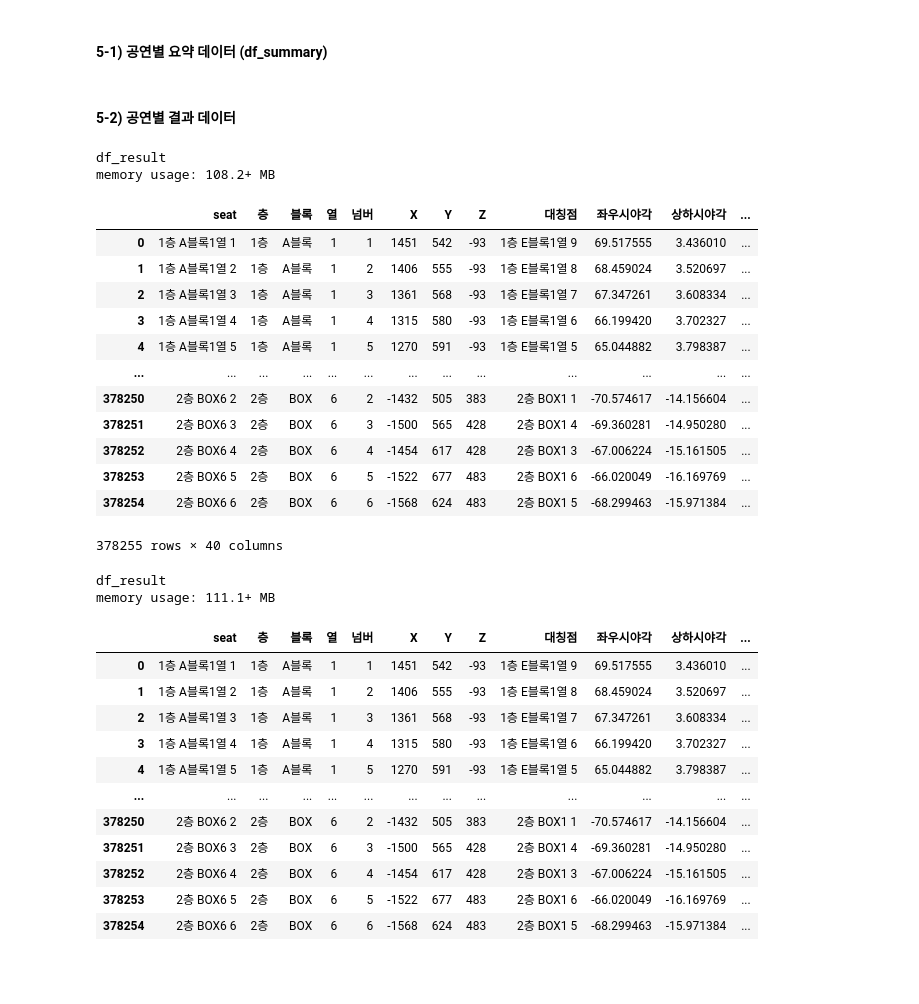
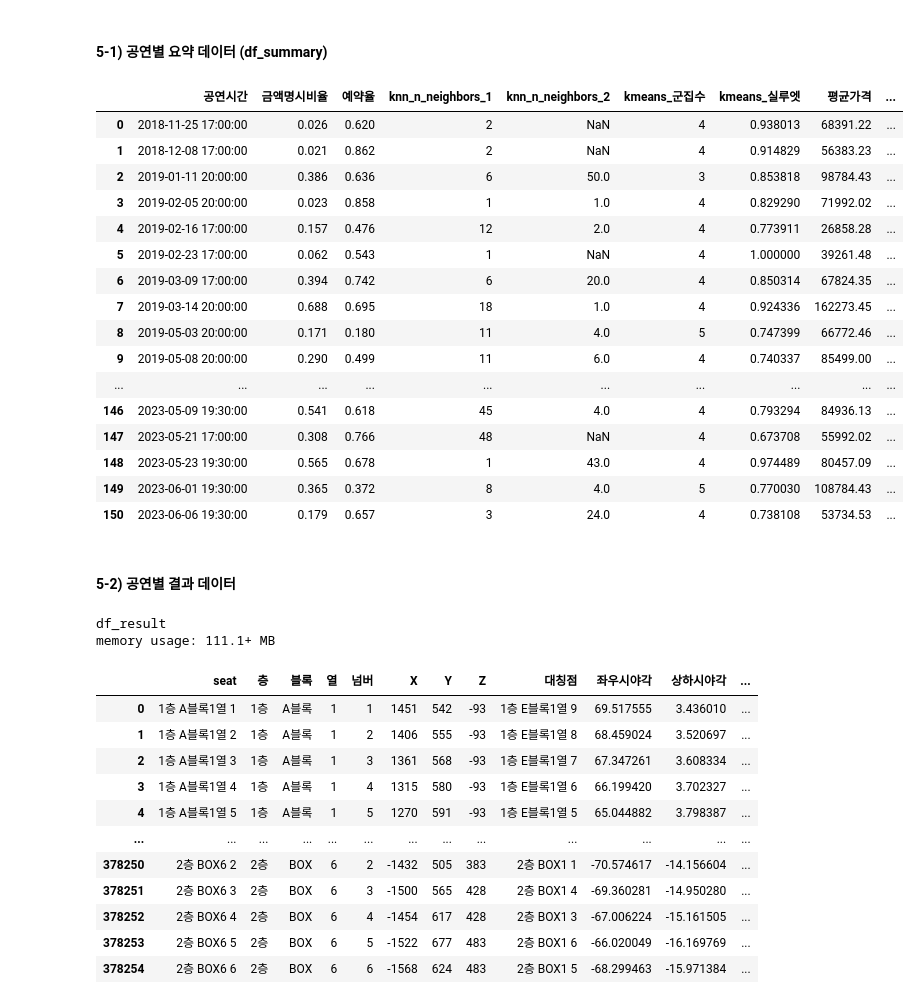
Before and after one commit to yonghyeun/BigContest-CocenrtHall, a Jupyter notebook: preprocessing/5. 원가격 및 등급 추정 군집분석.ipynb, the cells around one changed output. Drawn from its saved outputs; the diff is of its cells as text; code cells hidden in the pictures; blank space fills up the shorter version.

```diff
--- a/preprocessing/5. 원가격 및 등급 추정 군집분석.ipynb
+++ b/preprocessing/5. 원가격 및 등급 추정 군집분석.ipynb
@@ -344,8 +380,9 @@ instance_cnt_list = []
 perform_time_list = []
 priced_rate_list = []
 booked_rate_list = []
-best_n_neighbors_list = []
-knn_mse_list = []
+best_n_neighbors_1_list = []
+best_n_neighbors_2_list = []
+# knn_mse_list = []
 best_k_list = []
 silhouette_score_list = []
 mean_price_list = []
@@ -368,8 +405,9 @@ for 공연별_df in tqdm(공연별_df_list):
     perform_time_list.append(p.perform_time)
     priced_rate_list.append(p.priced_rate)
     booked_rate_list.append(p.booked_rate)
-    best_n_neighbors_list.append(p.best_n_neighbors)
-    knn_mse_list.append(p.knn_mse)
+    best_n_neighbors_1_list.append(p.best_n_neighbors_1)
+    best_n_neighbors_2_list.append(p.best_n_neighbors_2)
+    # knn_mse_list.append(p.knn_mse)
     best_k_list.append(p.best_k)
     silhouette_score_list.append(p.silhouette_score)
     mean_price_list.append(p.mean_price)
@@ -387,8 +425,9 @@ df_summary_reg = pd.DataFrame({
     '공연시간' : perform_time_list,
     '금액명시비율' : priced_rate_list,
     '예약율' : booked_rate_list,
-    'knn_n_neighbors' : best_n_neighbors_list,
-    'knn_mse' : knn_mse_list,
+    'knn_n_neighbors_1' : best_n_neighbors_1_list,
+    'knn_n_neighbors_2' : best_n_neighbors_2_list,
+    # 'knn_mse' : knn_mse_list,
     'kmeans_군집수' : best_k_list,
     'kmeans_실루엣' : silhouette_score_list,
     '평균가격' : mean_price_list,
@@ -477,62 +447,51 @@ df_summary_clf = pd.DataFrame({
 #### 5-1) 공연별 요약 데이터 (df_summary)
 # %%
 # 공연별 (추정된) 가격, 등급 정보 요약 (군집분석 불가한 11개 공연 데이터는 제외)
-공연별_원가격추정군집분석_결과요약 = df_summary_reg.loc[df_summary_reg['금액명시비율']!=0].reset_index().drop('index', axis=1)
+공연별_원가격추정군집분석_결과요약 = df_summary_reg.loc[df_summary_clf['금액명시비율']!=0].reset_index().drop('index', axis=1)
 
 # # 컬럼 분리
 공연별_원가격추정군집분석_결과요약['등급별가격_1'] = 공연별_원가격추정군집분석_결과요약['등급별가격비율'].map(lambda x: x[0])
 공연별_원가격추정군집분석_결과요약['등급별가격_2'] = 공연별_원가격추정군집분석_결과요약['등급별가격비율'].map(lambda x: x[1])
 공연별_원가격추정군집분석_결과요약['등급별가격_3'] = 공연별_원가격추정군집분석_결과요약['등급별가격비율'].map(lambda x: x[2] if len(x)>2 else np.nan)
 공연별_원가격추정군집분석_결과요약['등급별가격_4'] = 공연별_원가격추정군집분석_결과요약['등급별가격비율'].map(lambda x: x[3] if len(x)>3 else np.nan)
 공연별_원가격추정군집분석_결과요약['등급별가격_5'] = 공연별_원가격추정군집분석_결과요약['등급별가격비율'].map(lambda x: x[4] if len(x)>4 else np.nan)
 
 # 데이터프레임 저장
-공연별_원가격추정군집분석_결과요약.to_csv('공연별_원가격추정군집분석_reg_결과요약.csv', index=False)
-공연별_원가격추정군집분석_결과요약_reg = 공연별_원가격추정군집분석_결과요약
+공연별_원가격추정군집분석_결과요약.to_csv('공연별_원가격추정군집분석_결과요약.csv', index=False)
+공연별_원가격추정군집분석_결과요약
+# %% [output]
+|  | 공연시간 | 금액명시비율 | 예약율 | knn_n_neighbors_1 | knn_n_neighbors_2 | kmeans_군집수 | kmeans_실루엣 | 평균가격 | ... |
+| 0 | 2018-11-25 17:00:00 | 0.026 | 0.620 | 2 | NaN | 4 | 0.938013 | 68391.22 | ... |
+| 1 | 2018-12-08 17:00:00 | 0.021 | 0.862 | 2 | NaN | 4 | 0.914829 | 56383.23 | ... |
+| 2 | 2019-01-11 20:00:00 | 0.386 | 0.636 | 6 | 50.0 | 3 | 0.853818 | 98784.43 | ... |
+| 3 | 2019-02-05 20:00:00 | 0.023 | 0.858 | 1 | 1.0 | 4 | 0.829290 | 71992.02 | ... |
+| 4 | 2019-02-16 17:00:00 | 0.157 | 0.476 | 12 | 2.0 | 4 | 0.773911 | 26858.28 | ... |
+| 5 | 2019-02-23 17:00:00 | 0.062 | 0.543 | 1 | NaN | 4 | 1.000000 | 39261.48 | ... |
+| 6 | 2019-03-09 17:00:00 | 0.394 | 0.742 | 6 | 20.0 | 4 | 0.850314 | 67824.35 | ... |
+| 7 | 2019-03-14 20:00:00 | 0.688 | 0.695 | 18 | 1.0 | 4 | 0.924336 | 162273.45 | ... |
+| 8 | 2019-05-03 20:00:00 | 0.171 | 0.180 | 11 | 4.0 | 5 | 0.747399 | 66772.46 | ... |
+| 9 | 2019-05-08 20:00:00 | 0.290 | 0.499 | 11 | 6.0 | 4 | 0.740337 | 85499.00 | ... |
+| ... | ... | ... | ... | ... | ... | ... | ... | ... | ... |
+| 146 | 2023-05-09 19:30:00 | 0.541 | 0.618 | 45 | 4.0 | 4 | 0.793294 | 84936.13 | ... |
+| 147 | 2023-05-21 17:00:00 | 0.308 | 0.766 | 48 | NaN | 4 | 0.673708 | 55992.02 | ... |
+| 148 | 2023-05-23 19:30:00 | 0.565 | 0.678 | 1 | 43.0 | 4 | 0.974489 | 80457.09 | ... |
+| 149 | 2023-06-01 19:30:00 | 0.365 | 0.372 | 8 | 4.0 | 5 | 0.770030 | 108784.43 | ... |
+| 150 | 2023-06-06 19:30:00 | 0.179 | 0.657 | 3 | 24.0 | 4 | 0.738108 | 53734.53 | ... |
 # %% [markdown]
 #### 5-2) 공연별 결과 데이터
 # %%
 # 전체공연좌석별 예매 데이터
 공연별_결과_list = []
-for 공연시간 in list(df_summary_clf.loc[df_summary_clf['금액명시비율']!=0, '공연시간']):
-    공연별_결과_list.append(df_result_clf[df_result_clf['전체공연시간'] == 공연시간])
+for 공연시간 in list(df_summary_reg.loc[df_summary_reg['금액명시비율']!=0, '공연시간']):
+    공연별_결과_list.append(df_result_reg[df_result_reg['전체공연시간'] == 공연시간])
 
-df_result_clf = pd.concat(공연별_결과_list, axis=0, ignore_index=True)
+df_result_reg = pd.concat(공연별_결과_list, axis=0, ignore_index=True)
 print(f"""df_result
-memory usage: {round(df_result_clf.memory_usage(deep=False).sum() / 1024**2, 1)}+ MB""")
-df_result_clf.to_parquet('전체공연_원가격원등급추정결과.parquet', index=False)
+memory usage: {round(df_result_reg.memory_usage(deep=False).sum() / 1024**2, 1)}+ MB""")
+df_result_reg.to_parquet('전체공연_원가격원등급추정결과.parquet', index=False)
 # %% [output]
 df_result
-memory usage: 108.2+ MB
+memory usage: 111.1+ MB
-# %%
-df_result_clf
-# %% [output]
-|  | seat | 층 | 블록 | 열 | 넘버 | X | Y | Z | 대칭점 | 좌우시야각 | 상하시야각 | ... |
-| 0 | 1층 A블록1열 1 | 1층 | A블록 | 1 | 1 | 1451 | 542 | -93 | 1층 E블록1열 9 | 69.517555 | 3.436010 | ... |
-| 1 | 1층 A블록1열 2 | 1층 | A블록 | 1 | 2 | 1406 | 555 | -93 | 1층 E블록1열 8 | 68.459024 | 3.520697 | ... |
-| 2 | 1층 A블록1열 3 | 1층 | A블록 | 1 | 3 | 1361 | 568 | -93 | 1층 E블록1열 7 | 67.347261 | 3.608334 | ... |
-| 3 | 1층 A블록1열 4 | 1층 | A블록 | 1 | 4 | 1315 | 580 | -93 | 1층 E블록1열 6 | 66.199420 | 3.702327 | ... |
-| 4 | 1층 A블록1열 5 | 1층 | A블록 | 1 | 5 | 1270 | 591 | -93 | 1층 E블록1열 5 | 65.044882 | 3.798387 | ... |
-| ... | ... | ... | ... | ... | ... | ... | ... | ... | ... | ... | ... | ... |
-| 378250 | 2층 BOX6 2 | 2층 | BOX | 6 | 2 | -1432 | 505 | 383 | 2층 BOX1 1 | -70.574617 | -14.156604 | ... |
-| 378251 | 2층 BOX6 3 | 2층 | BOX | 6 | 3 | -1500 | 565 | 428 | 2층 BOX1 4 | -69.360281 | -14.950280 | ... |
-| 378252 | 2층 BOX6 4 | 2층 | BOX | 6 | 4 | -1454 | 617 | 428 | 2층 BOX1 3 | -67.006224 | -15.161505 | ... |
-| 378253 | 2층 BOX6 5 | 2층 | BOX | 6 | 5 | -1522 | 677 | 483 | 2층 BOX1 6 | -66.020049 | -16.169769 | ... |
-| 378254 | 2층 BOX6 6 | 2층 | BOX | 6 | 6 | -1568 | 624 | 483 | 2층 BOX1 5 | -68.299463 | -15.971384 | ... |
-378255 rows × 40 columns
-# %%
-# 전체공연좌석별 예매 데이터
-공연별_결과_list = []
-for 공연시간 in list(df_summary_reg.loc[df_summary_reg['금액명시비율']!=0, '공연시간']):
-    공연별_결과_list.append(df_result_reg[df_result_reg['전체공연시간'] == 공연시간])
-
-df_result_reg = pd.concat(공연별_결과_list, axis=0, ignore_index=True)
-print(f"""df_result
-memory usage: {round(df_result_reg.memory_usage(deep=False).sum() / 1024**2, 1)}+ MB""")
-df_result_reg.to_parquet('전체공연_원가격원등급추정결과_reg.parquet', index=False)
-# %% [output]
-df_result
-memory usage: 111.1+ MB
 # %%
 df_result_reg
 # %% [output]
```
Also changed, not shown: parts of 2 cells of this notebook.
